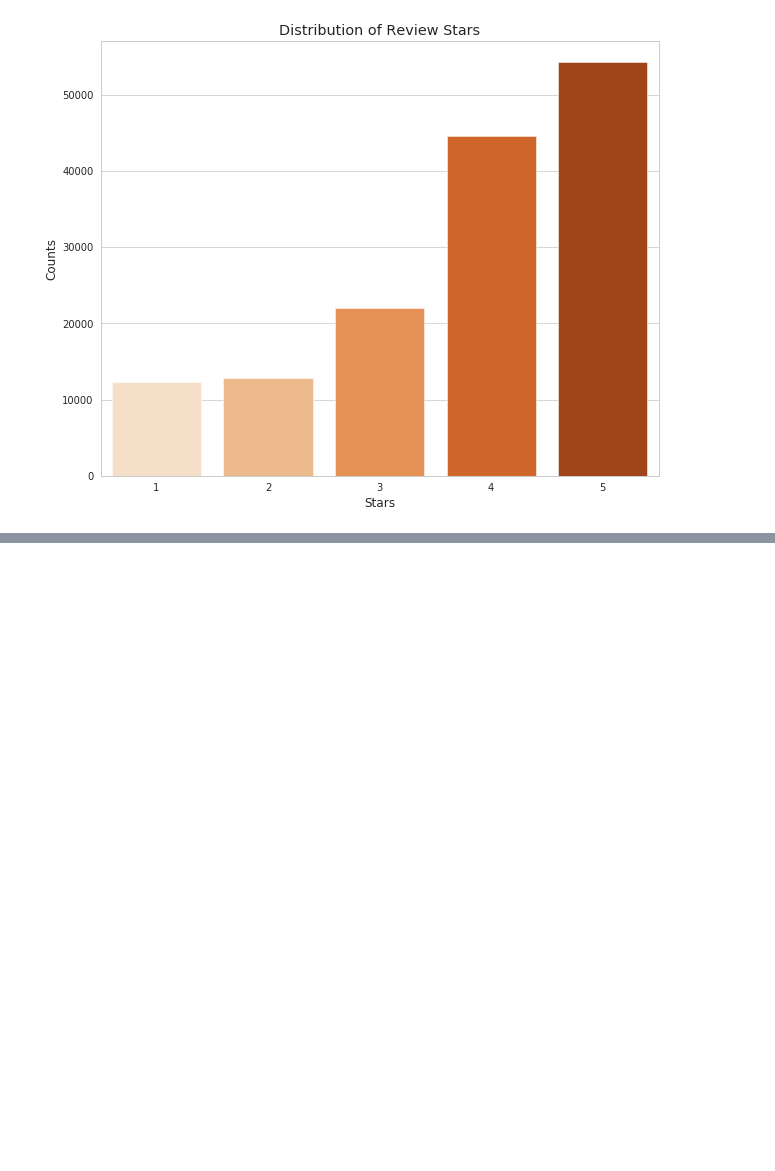
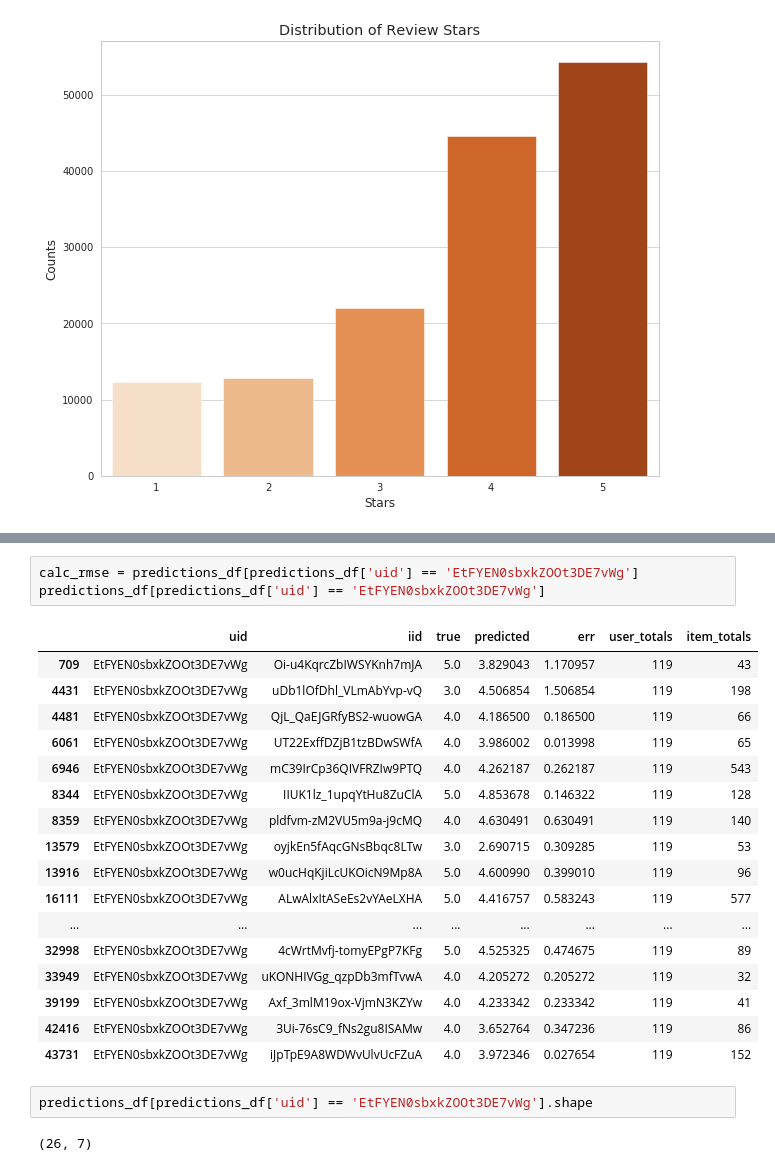
Before and after one commit to unclebrod/YelpRecommender, a Jupyter notebook: workbook.ipynb, the cells around one changed output, grey strips where cells are left out. Saved outputs shown, nothing was run; the diff lists cells and outputs as text; blank space fills up the shorter version.

Commit message:
ran additional analysis on predictions

```diff
--- a/workbook.ipynb
+++ b/workbook.ipynb
@@ -1842,0 +1892,25 @@ fig.savefig('reviewcounts.png')
+# %%
+calc_rmse = predictions_df[predictions_df['uid'] == 'EtFYEN0sbxkZOOt3DE7vWg']
+predictions_df[predictions_df['uid'] == 'EtFYEN0sbxkZOOt3DE7vWg']
+# %% [output]
+|  | uid | iid | true | predicted | err | user_totals | item_totals |
+| 709 | EtFYEN0sbxkZOOt3DE7vWg | Oi-u4KqrcZbIWSYKnh7mJA | 5.0 | 3.829043 | 1.170957 | 119 | 43 |
+| 4431 | EtFYEN0sbxkZOOt3DE7vWg | uDb1lOfDhl_VLmAbYvp-vQ | 3.0 | 4.506854 | 1.506854 | 119 | 198 |
+| 4481 | EtFYEN0sbxkZOOt3DE7vWg | QjL_QaEJGRfyBS2-wuowGA | 4.0 | 4.186500 | 0.186500 | 119 | 66 |
+| 6061 | EtFYEN0sbxkZOOt3DE7vWg | UT22ExffDZjB1tzBDwSWfA | 4.0 | 3.986002 | 0.013998 | 119 | 65 |
+| 6946 | EtFYEN0sbxkZOOt3DE7vWg | mC39IrCp36QIVFRZIw9PTQ | 4.0 | 4.262187 | 0.262187 | 119 | 543 |
+| 8344 | EtFYEN0sbxkZOOt3DE7vWg | IIUK1lz_1upqYtHu8ZuClA | 5.0 | 4.853678 | 0.146322 | 119 | 128 |
+| 8359 | EtFYEN0sbxkZOOt3DE7vWg | pldfvm-zM2VU5m9a-j9cMQ | 4.0 | 4.630491 | 0.630491 | 119 | 140 |
+| 13579 | EtFYEN0sbxkZOOt3DE7vWg | oyjkEn5fAqcGNsBbqc8LTw | 3.0 | 2.690715 | 0.309285 | 119 | 53 |
+| 13916 | EtFYEN0sbxkZOOt3DE7vWg | w0ucHqKjiLcUKOicN9Mp8A | 5.0 | 4.600990 | 0.399010 | 119 | 96 |
+| 16111 | EtFYEN0sbxkZOOt3DE7vWg | ALwAlxItASeEs2vYAeLXHA | 5.0 | 4.416757 | 0.583243 | 119 | 577 |
+| ... | ... | ... | ... | ... | ... | ... | ... |
+| 32998 | EtFYEN0sbxkZOOt3DE7vWg | 4cWrtMvfj-tomyEPgP7KFg | 5.0 | 4.525325 | 0.474675 | 119 | 89 |
+| 33949 | EtFYEN0sbxkZOOt3DE7vWg | uKONHIVGg_qzpDb3mfTvwA | 4.0 | 4.205272 | 0.205272 | 119 | 32 |
+| 39199 | EtFYEN0sbxkZOOt3DE7vWg | Axf_3mlM19ox-VjmN3KZYw | 4.0 | 4.233342 | 0.233342 | 119 | 41 |
+| 42416 | EtFYEN0sbxkZOOt3DE7vWg | 3Ui-76sC9_fNs2gu8ISAMw | 4.0 | 3.652764 | 0.347236 | 119 | 86 |
+| 43731 | EtFYEN0sbxkZOOt3DE7vWg | iJpTpE9A8WDWvUlvUcFZuA | 4.0 | 3.972346 | 0.027654 | 119 | 152 |
+# %%
+predictions_df[predictions_df['uid'] == 'EtFYEN0sbxkZOOt3DE7vWg'].shape
+# %% [output]
+(26, 7)
```
Also changed, not shown: parts of 19 cells of this notebook.
